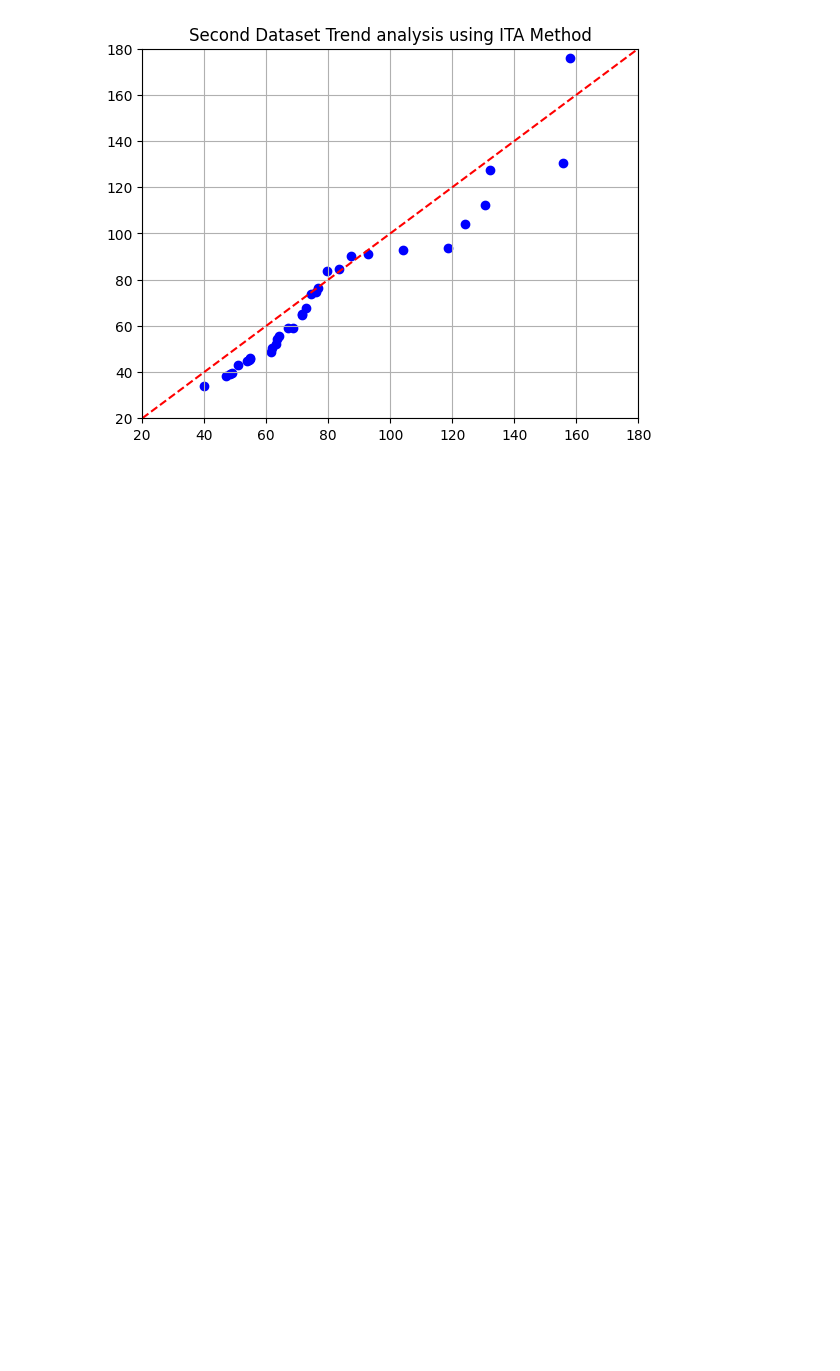
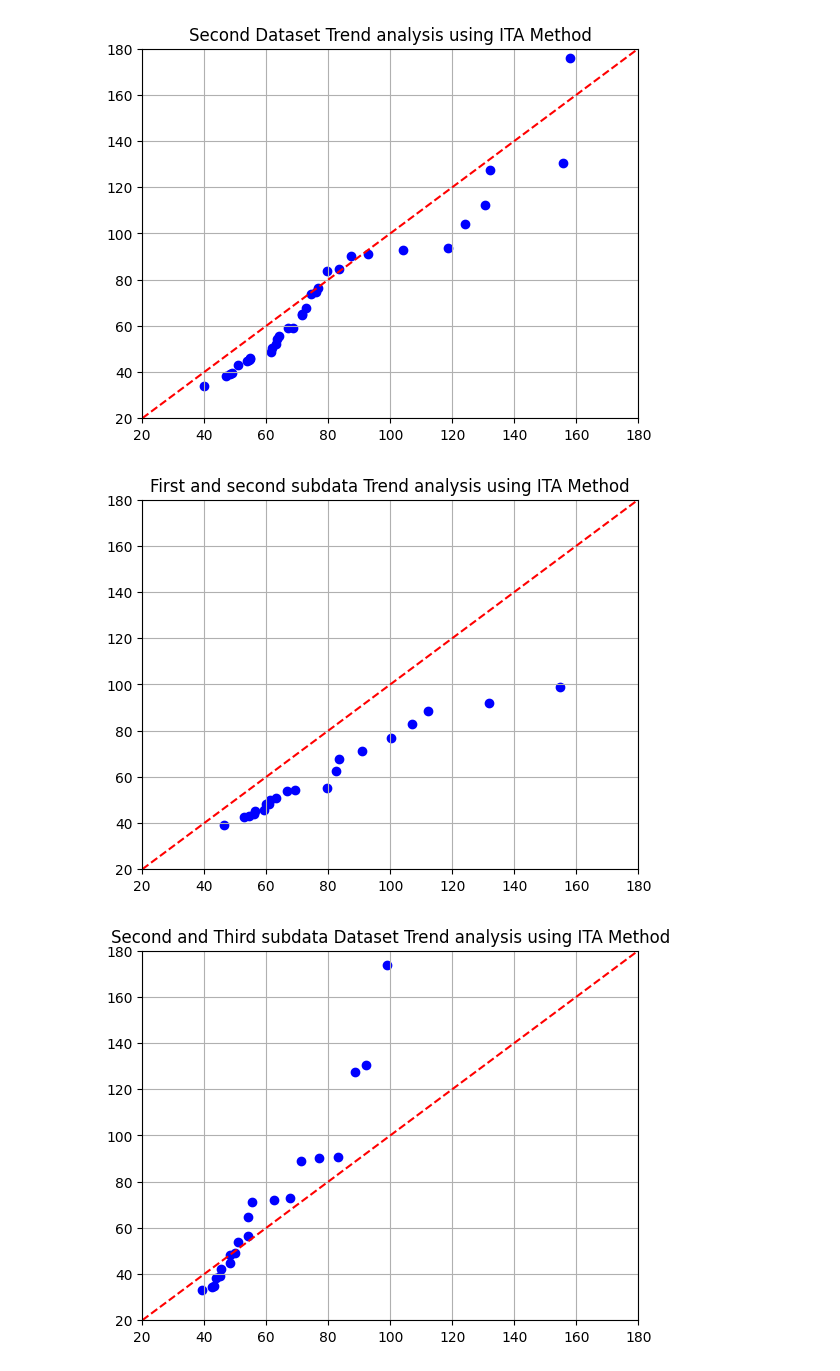
Before and after one commit to sina-safa/ITA_Trend_Analyis, a Jupyter notebook: Trend_analysis.ipynb, the cells around one changed output. Cells and saved outputs as stored; diff of their text form; code cells hidden in the pictures; blank space fills up the shorter version.

```diff
--- a/Trend_analysis.ipynb
+++ b/Trend_analysis.ipynb
@@ -78,3 +80,51 @@ plt.title('Second Dataset Trend analysis using ITA Method')
 plt.show()
 # %% [output]
 [figure]
+# %%
+df_first = df[[df.columns[1]]]
+
+df_first_13 = df_first[2:23]
+df_first_23 = df_first[23:44]
+df_first_33 = df_first[44:]
+
+# sort the data in each set
+
+x = df_first_13.sort_values(by='First data')
+y = df_first_23.sort_values(by='First data')
+z = df_first_33.sort_values(by='First data')
+
+# plot the scatter diagram
+
+plt.scatter(x, y, c='blue', marker='o', label='Data Points')
+xmin, xmax = 20, 180
+ymin, ymax = 20, 180
+plt.axis([xmin, xmax, ymin, ymax])
+plt.grid(True)
+
+x_line = [xmin, xmax]
+y_line = x_line
+
+# Plot the diagonal line
+plt.plot(x_line, y_line, c='red', linestyle='dashed', label='Diagonal Line')
+
+plt.title('First and second subdata Trend analysis using ITA Method')
+plt.show()
+
+#second plot
+plt.scatter(y, z, c='blue', marker='o', label='Data Points')
+xmin, xmax = 20, 180
+ymin, ymax = 20, 180
+plt.axis([xmin, xmax, ymin, ymax])
+plt.grid(True)
+
+x_line = [xmin, xmax]
+y_line = x_line
+
+# Plot the diagonal line
+plt.plot(x_line, y_line, c='red', linestyle='dashed', label='Diagonal Line')
+
+plt.title('Second and Third subdata Dataset Trend analysis using ITA Method')
+plt.show()
+# %% [output]
+[figure, added]
+[figure, added]
```
Also changed, not shown: parts of 2 cells of this notebook.
